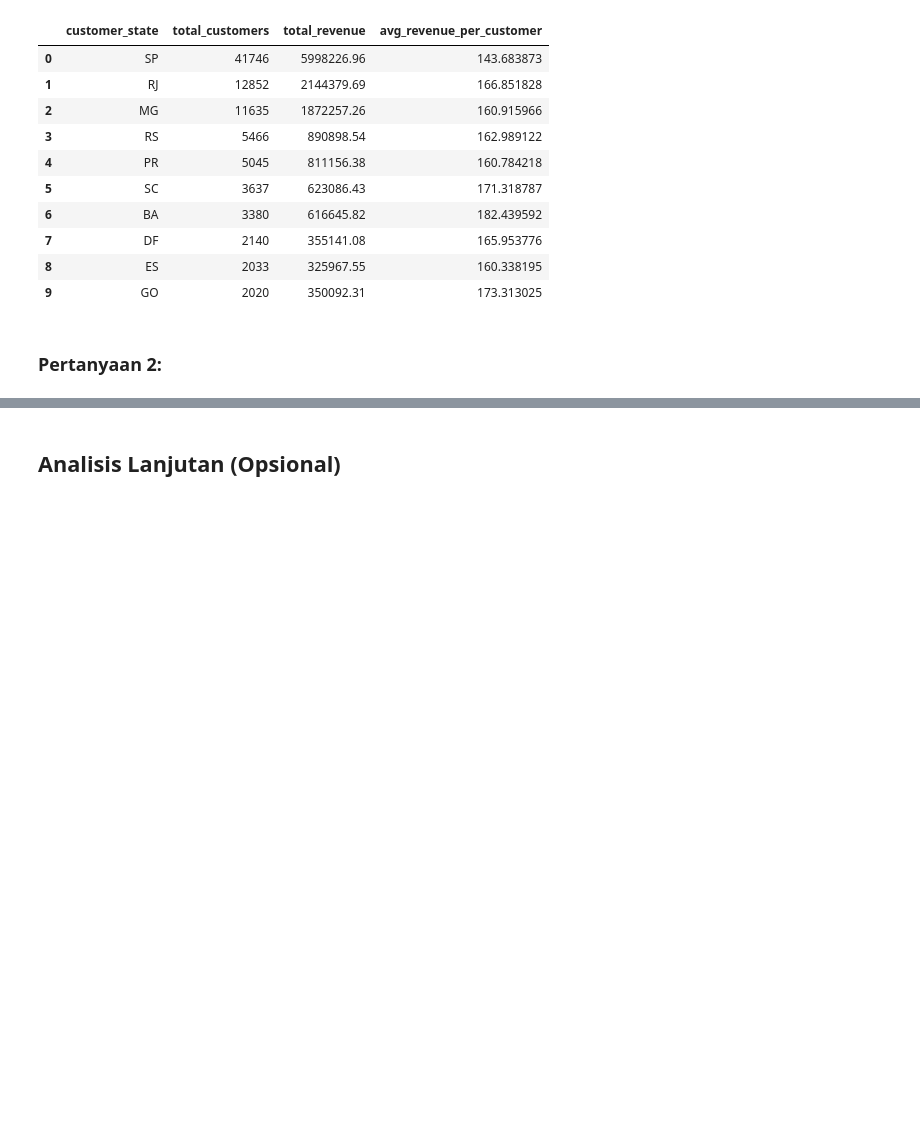
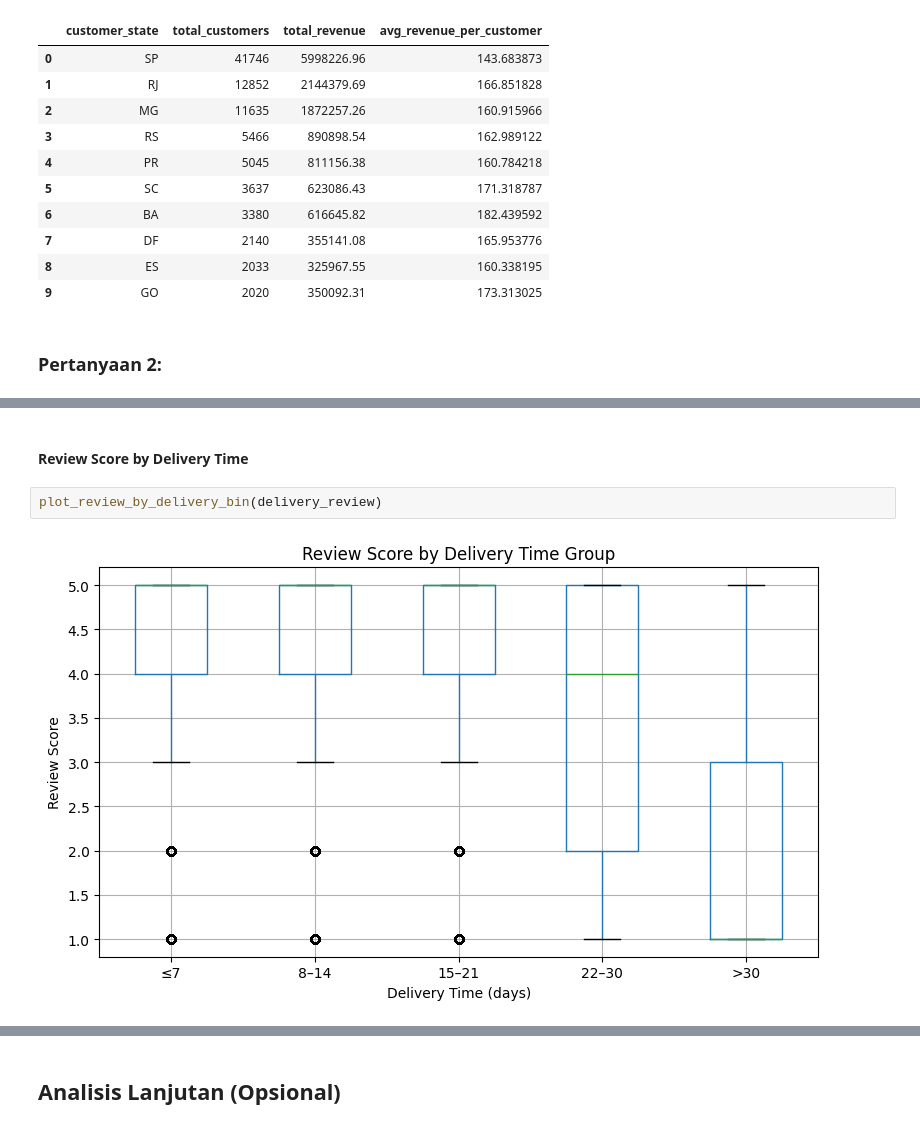
Before and after one commit to NekoMonci12/Machine-Learning-Brazilian-E-Commerce, a Jupyter notebook: ML_Muhammad_Tamir.ipynb, the cells around one changed output, grey strips where cells are left out. Saved outputs shown, nothing was run; the diff lists cells and outputs as text; blank space fills up the shorter version.

```diff
--- a/ML_Muhammad_Tamir.ipynb
+++ b/ML_Muhammad_Tamir.ipynb
@@ -905,0 +983,6 @@ top_data(state_summary_table, n=10)
+# %% [markdown]
+#### Review Score by Delivery Time
+# %%
+plot_review_by_delivery_bin(delivery_review)
+# %% [output]
+[figure, added]
```
Also changed, not shown: parts of 13 cells of this notebook.
